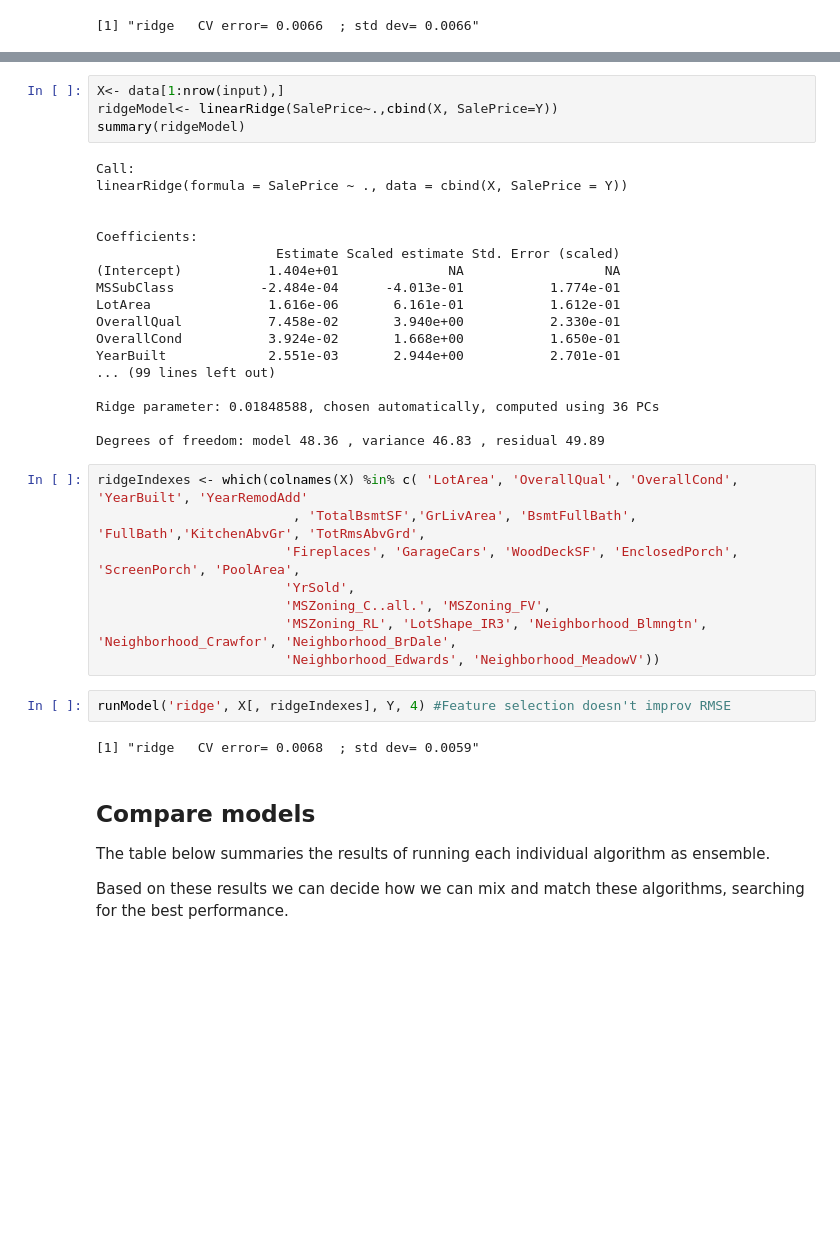
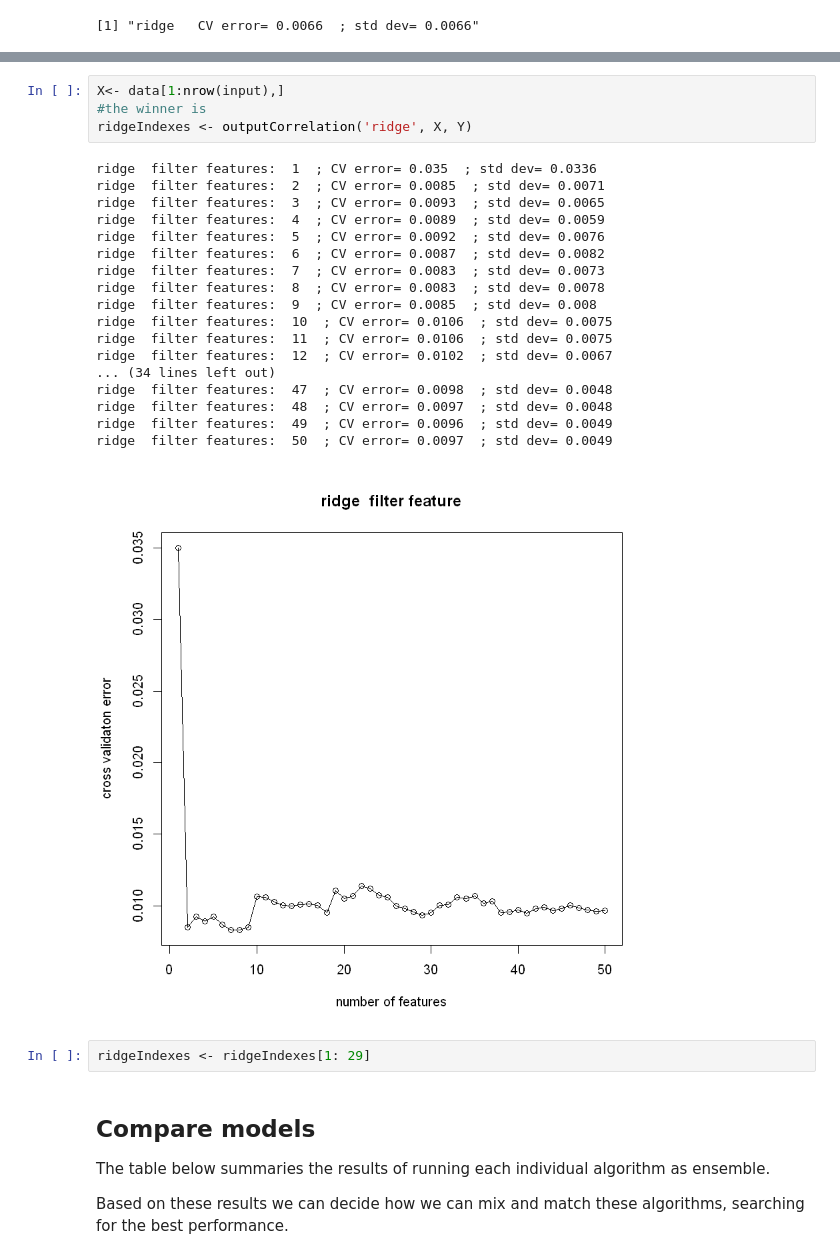
Before and after one commit to ciortanmadalina/BioinfoSem2, a Jupyter notebook: ml/homework.ipynb, the cells around one changed output, grey strips where cells are left out. Cells and saved outputs as stored; diff of their text form; blank space fills up the shorter version.

```diff
--- a/ml/homework.ipynb
+++ b/ml/homework.ipynb
@@ -1784,37 +1857,28 @@ We will select features based on the relevance on the model summary:
 # %%
 X<- data[1:nrow(input),]
-ridgeModel<- linearRidge(SalePrice~.,cbind(X, SalePrice=Y))
-summary(ridgeModel)
+#the winner is
+ridgeIndexes <- outputCorrelation('ridge', X, Y)
 # %% [output]
-Call:
-linearRidge(formula = SalePrice ~ ., data = cbind(X, SalePrice = Y))
-
-
-Coefficients:
-                       Estimate Scaled estimate Std. Error (scaled)
-(Intercept)           1.404e+01              NA                  NA
-MSSubClass           -2.484e-04      -4.013e-01           1.774e-01
-LotArea               1.616e-06       6.161e-01           1.612e-01
-OverallQual           7.458e-02       3.940e+00           2.330e-01
-OverallCond           3.924e-02       1.668e+00           1.650e-01
-YearBuilt             2.551e-03       2.944e+00           2.701e-01
-... (99 lines left out)
-
-Ridge parameter: 0.01848588, chosen automatically, computed using 36 PCs
-
-Degrees of freedom: model 48.36 , variance 46.83 , residual 49.89
+ridge  filter features:  1  ; CV error= 0.035  ; std dev= 0.0336
+ridge  filter features:  2  ; CV error= 0.0085  ; std dev= 0.0071
+ridge  filter features:  3  ; CV error= 0.0093  ; std dev= 0.0065
+ridge  filter features:  4  ; CV error= 0.0089  ; std dev= 0.0059
+ridge  filter features:  5  ; CV error= 0.0092  ; std dev= 0.0076
+ridge  filter features:  6  ; CV error= 0.0087  ; std dev= 0.0082
+ridge  filter features:  7  ; CV error= 0.0083  ; std dev= 0.0073
+ridge  filter features:  8  ; CV error= 0.0083  ; std dev= 0.0078
+ridge  filter features:  9  ; CV error= 0.0085  ; std dev= 0.008
+ridge  filter features:  10  ; CV error= 0.0106  ; std dev= 0.0075
+ridge  filter features:  11  ; CV error= 0.0106  ; std dev= 0.0075
+ridge  filter features:  12  ; CV error= 0.0102  ; std dev= 0.0067
+... (34 lines left out)
+ridge  filter features:  47  ; CV error= 0.0098  ; std dev= 0.0048
+ridge  filter features:  48  ; CV error= 0.0097  ; std dev= 0.0048
+ridge  filter features:  49  ; CV error= 0.0096  ; std dev= 0.0049
+ridge  filter features:  50  ; CV error= 0.0097  ; std dev= 0.0049
+[figure, added]
-# %%
-ridgeIndexes <- which(colnames(X) %in% c( 'LotArea', 'OverallQual', 'OverallCond', 'YearBuilt', 'YearRemodAdd'
-                         , 'TotalBsmtSF','GrLivArea', 'BsmtFullBath', 'FullBath','KitchenAbvGr', 'TotRmsAbvGrd',
-                        'Fireplaces', 'GarageCars', 'WoodDeckSF', 'EnclosedPorch', 'ScreenPorch', 'PoolArea',
-                        'YrSold',
-                        'MSZoning_C..all.', 'MSZoning_FV',
-                        'MSZoning_RL', 'LotShape_IR3', 'Neighborhood_Blmngtn', 'Neighborhood_Crawfor', 'Neighborhood_BrDale',
-                        'Neighborhood_Edwards', 'Neighborhood_MeadowV'))
-# %%
-runModel('ridge', X[, ridgeIndexes], Y, 4) #Feature selection doesn't improv RMSE
-# %% [output]
-[1] "ridge   CV error= 0.0068  ; std dev= 0.0059"
+# %%
+ridgeIndexes <- ridgeIndexes[1: 29]
 # %% [markdown]
 ## Compare models
 
```
Also changed, not shown: parts of 23 cells of this notebook.
